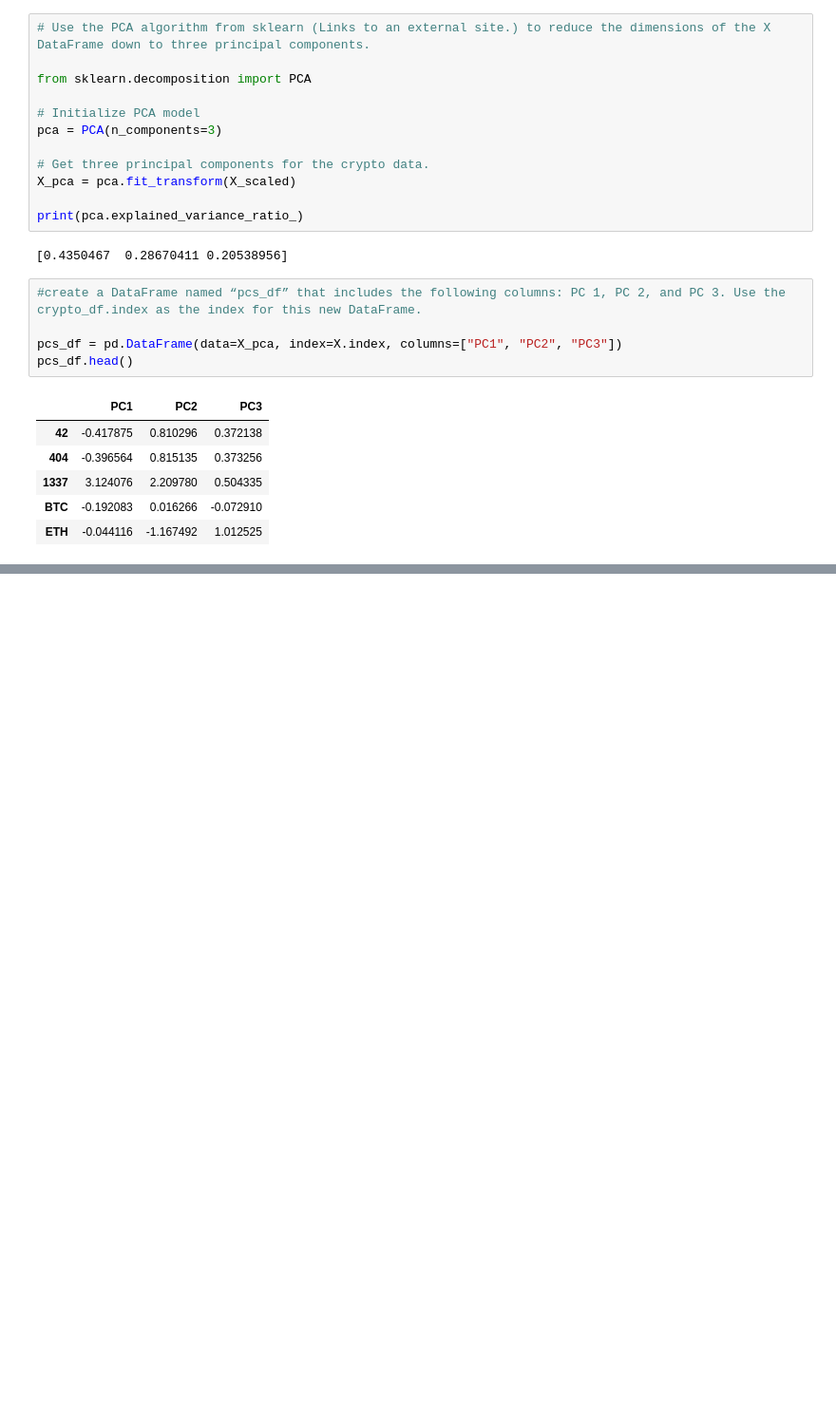
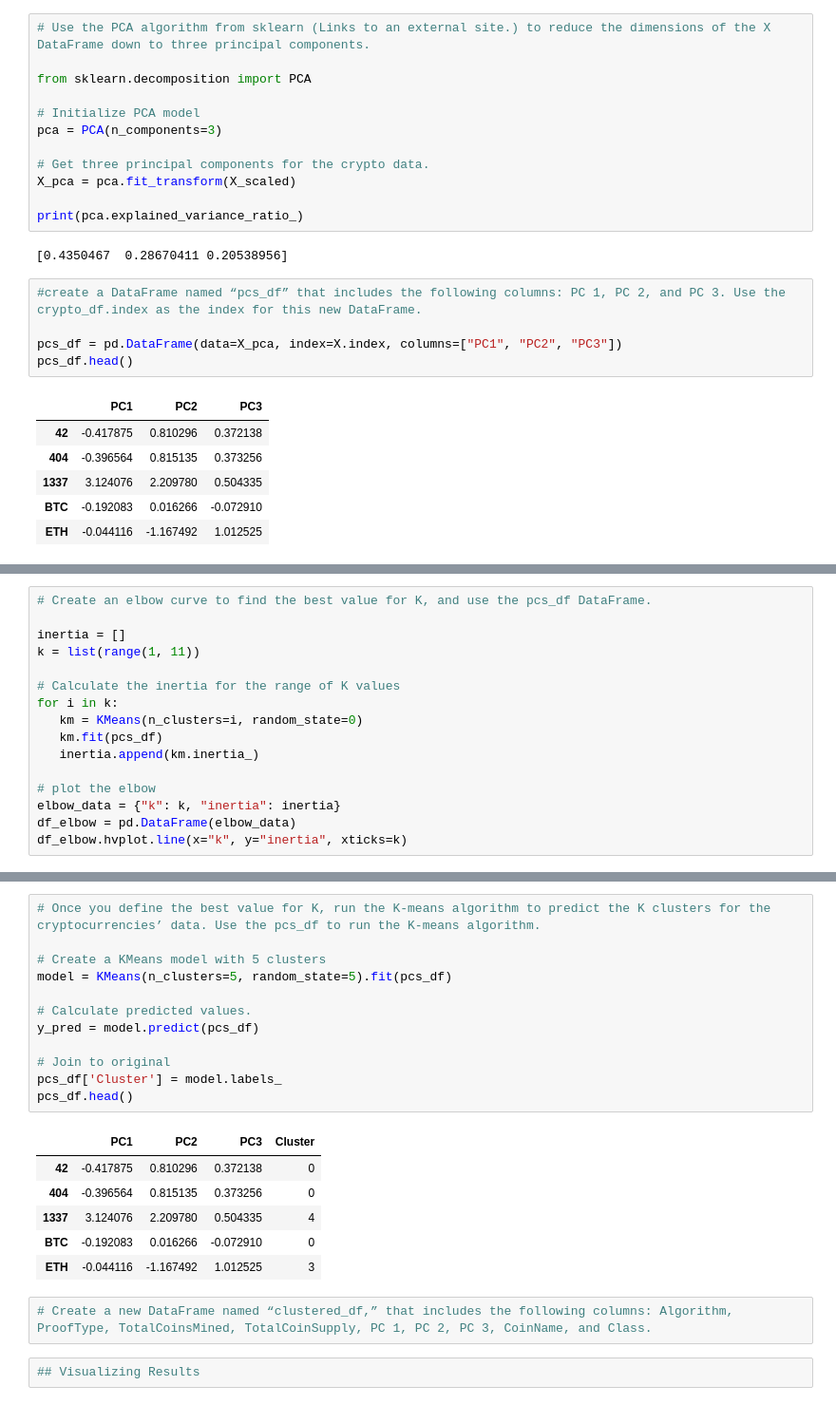
Before and after one commit to rcelorio/Cryptocurrencies, a Jupyter notebook: Notebook/crypto_challenge.ipynb, the cells around one changed output, grey strips where cells are left out. Shown at 95% size. Saved outputs shown, nothing was run; the diff lists cells and outputs as text; blank space fills up the shorter version.

```diff
--- a/Notebook/crypto_challenge.ipynb
+++ b/Notebook/crypto_challenge.ipynb
@@ -206,0 +209,16 @@ pcs_df.head()
+# %%
+# Create an elbow curve to find the best value for K, and use the pcs_df DataFrame.
+
+inertia = []
+k = list(range(1, 11))
+
+# Calculate the inertia for the range of K values
+for i in k:
+   km = KMeans(n_clusters=i, random_state=0)
+   km.fit(pcs_df)
+   inertia.append(km.inertia_)
+
+# plot the elbow
+elbow_data = {"k": k, "inertia": inertia}
+df_elbow = pd.DataFrame(elbow_data)
+df_elbow.hvplot.line(x="k", y="inertia", xticks=k)
@@ -206,0 +227,23 @@ pcs_df.head()
+# %%
+# Once you define the best value for K, run the K-means algorithm to predict the K clusters for the cryptocurrencies’ data. Use the pcs_df to run the K-means algorithm.
+
+# Create a KMeans model with 5 clusters
+model = KMeans(n_clusters=5, random_state=5).fit(pcs_df)
+
+# Calculate predicted values.
+y_pred = model.predict(pcs_df)
+
+# Join to original
+pcs_df['Cluster'] = model.labels_
+pcs_df.head()
+# %% [output]
+|  | PC1 | PC2 | PC3 | Cluster |
+| 42 | -0.417875 | 0.810296 | 0.372138 | 0 |
+| 404 | -0.396564 | 0.815135 | 0.373256 | 0 |
+| 1337 | 3.124076 | 2.209780 | 0.504335 | 4 |
+| BTC | -0.192083 | 0.016266 | -0.072910 | 0 |
+| ETH | -0.044116 | -1.167492 | 1.012525 | 3 |
+# %%
+# Create a new DataFrame named “clustered_df,” that includes the following columns: Algorithm, ProofType, TotalCoinsMined, TotalCoinSupply, PC 1, PC 2, PC 3, CoinName, and Class.
+# %%
+## Visualizing Results
```
Also changed, not shown: parts of 2 cells of this notebook.
